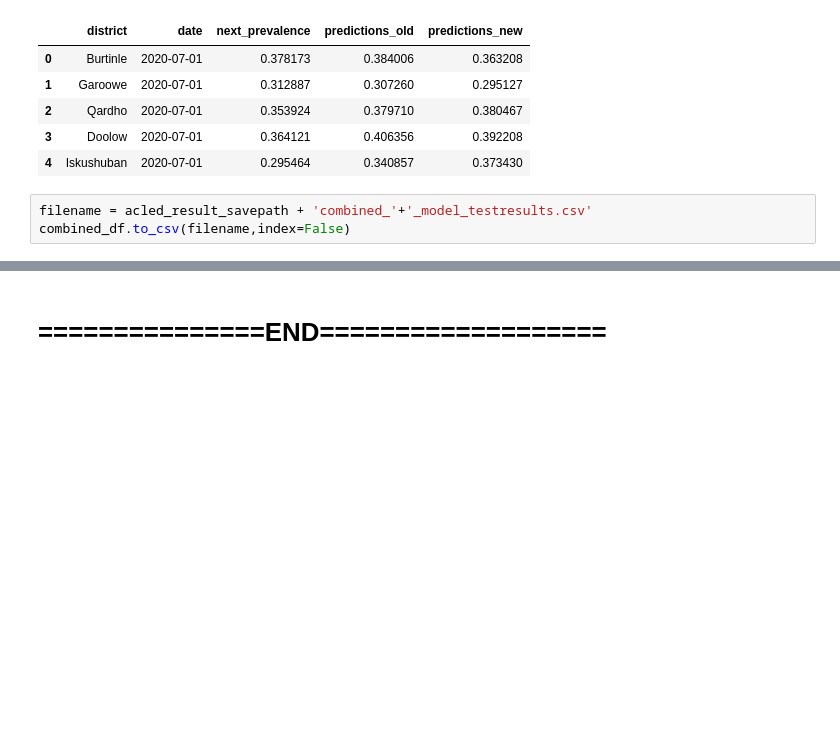
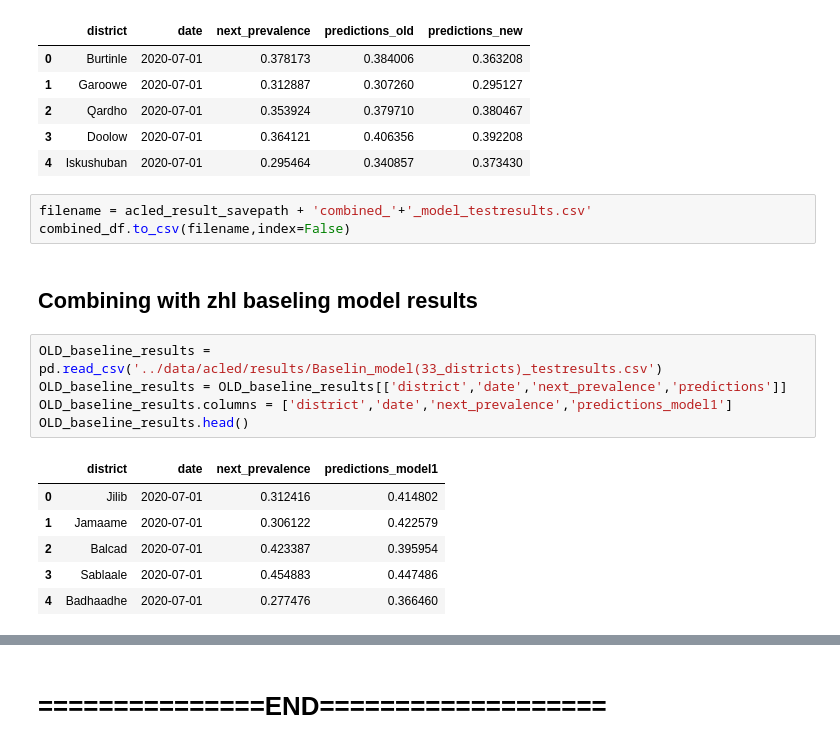
Before and after one commit to abroniewski/Child-Wasting-Prediction, a Jupyter notebook: notebooks/baseline_model_acled.ipynb, the cells around one changed output, grey strips where cells are left out. Cells and saved outputs as stored; diff of their text form; blank space fills up the shorter version.

```diff
--- a/notebooks/baseline_model_acled.ipynb
+++ b/notebooks/baseline_model_acled.ipynb
@@ -516,3 +516,17 @@ combined_df.head()
 # %%
 filename = acled_result_savepath + 'combined_'+'_model_testresults.csv'
 combined_df.to_csv(filename,index=False)
+# %% [markdown]
+## Combining with zhl baseling model results
+# %%
+OLD_baseline_results = pd.read_csv('../data/acled/results/Baselin_model(33_districts)_testresults.csv')
+OLD_baseline_results = OLD_baseline_results[['district','date','next_prevalence','predictions']]
+OLD_baseline_results.columns = ['district','date','next_prevalence','predictions_model1']
+OLD_baseline_results.head()
+# %% [output]
+|  | district | date | next_prevalence | predictions_model1 |
+| 0 | Jilib | 2020-07-01 | 0.312416 | 0.414802 |
+| 1 | Jamaame | 2020-07-01 | 0.306122 | 0.422579 |
+| 2 | Balcad | 2020-07-01 | 0.423387 | 0.395954 |
+| 3 | Sablaale | 2020-07-01 | 0.454883 | 0.447486 |
+| 4 | Badhaadhe | 2020-07-01 | 0.277476 | 0.366460 |
```
Also changed, not shown: parts of 11 cells of this notebook, 3 other files.
